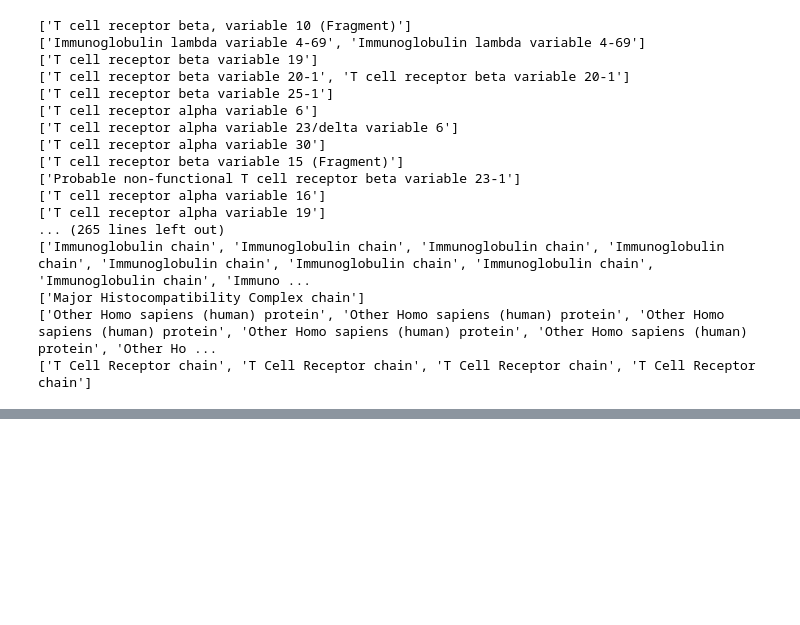
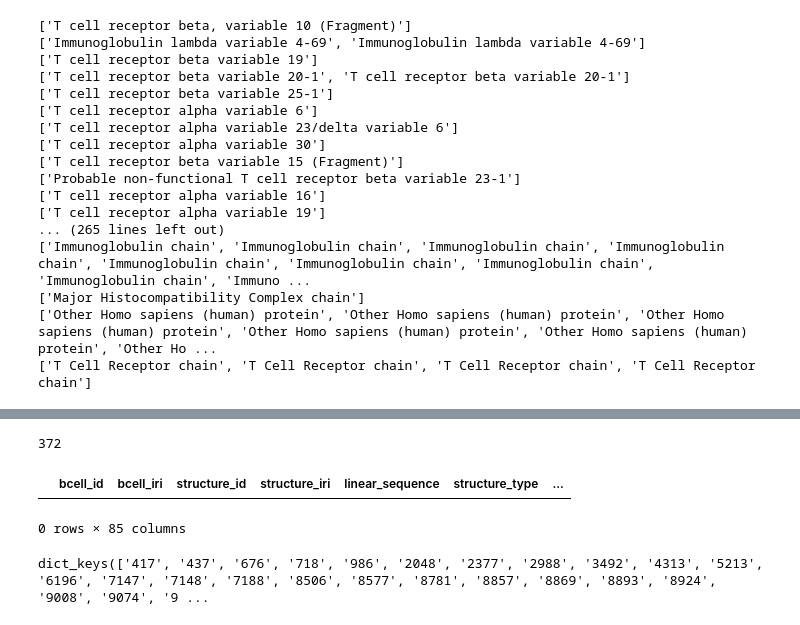
Before and after one commit to danielmarrama/autoimmune_antigens, a Jupyter notebook: notebooks/iedb_api.ipynb, the cells around one changed output, grey strips where cells are left out. Saved outputs shown, nothing was run; the diff lists cells and outputs as text; code cells hidden in the pictures; blank space fills up the shorter version.

```diff
--- a/notebooks/iedb_api.ipynb
+++ b/notebooks/iedb_api.ipynb
@@ -16,7 +16,7 @@ from Bio import SeqIO
 with open('../autoimmune_diseases.json' , 'r') as f:
     diseases = json.load(f)
 # %%
-def pull_iedb_assay_data(table):
+def pull_autoimmune_data(table):
     '''
     Extracts T cell and B cell positive assay data from the IEDB.
     Parameter table = 'tcell' or 'bcell' to specify.
@@ -143,6 +143,8 @@ def pull_iedb_assay_data(table):
 
     return df
 # %%
-tcell = pull_iedb_assay_data('tcell')
-print('hi')
-bcell = pull_iedb_assay_data('bcell')
+tcell_cancer = pull_cancer_data('tcell')
+bcell_cancer = pull_cancer_data('bcell')
+
+tcell_autoimmune = pull_autoimmune_data('tcell')
+bcell_autoimmune = pull_autoimmune_data('bcell')
@@ -166,0 +237,14 @@ tcell
+# %%
+master = pd.read_csv('../data/autoimmune_antigens.csv', index_col=0)
+len(set(master['id']))
+# %% [output]
+372
+# %%
+bcell_autoimmune[bcell_autoimmune['bcell_id'] == '1708210']
+# %% [output]
+|  | bcell_id | bcell_iri | structure_id | structure_iri | linear_sequence | structure_type | ... |
+0 rows × 85 columns
+# %%
+diseases.keys()
+# %% [output]
+dict_keys(['417', '437', '676', '718', '986', '2048', '2377', '2988', '3492', '4313', '5213', '6196', '7147', '7148', '7188', '8506', '8577', '8781', '8857', '8869', '8893', '8924', '9008', '9074', '9 ...
```
Also changed, not shown: parts of 5 cells of this notebook, 1 other file.
